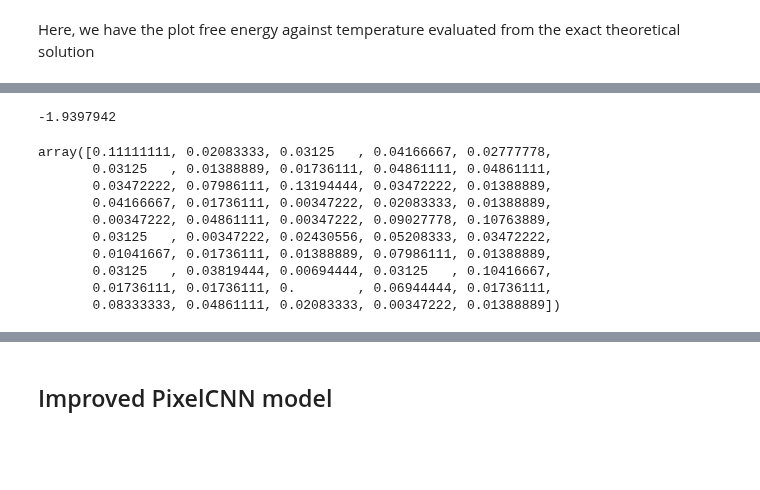
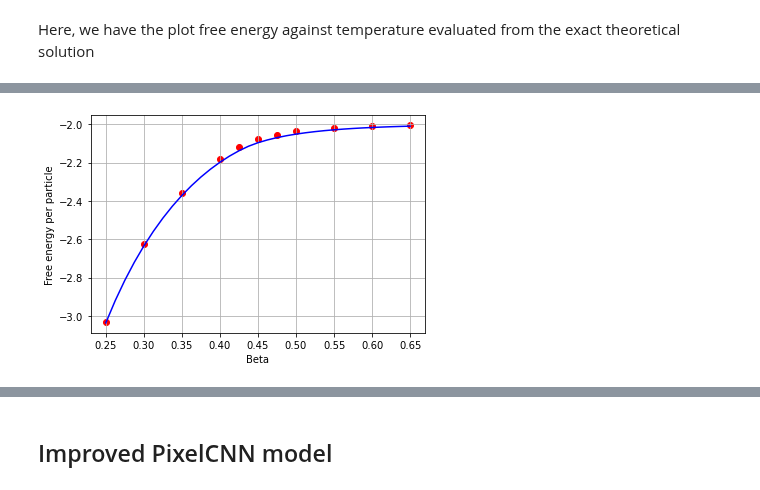
Before and after one commit to dinesh110598/ising-autoregressive, a Jupyter notebook: main.ipynb, the cells around one changed output, grey strips where cells are left out. Drawn from its saved outputs; the diff is of its cells as text; code cells hidden in the pictures; blank space fills up the shorter version.

```diff
--- a/main.ipynb
+++ b/main.ipynb
@@ -134,17 +107,28 @@ free_energy = ((log_prob/beta) + energy)/(model.L**2)
-# %%
-np.mean(free_energy)
-# %% [output]
--1.9397942
-# %%
-np.abs(np.mean(sample, axis=(1,2,3)))
-# %% [output]
-array([0.11111111, 0.02083333, 0.03125   , 0.04166667, 0.02777778,
-       0.03125   , 0.01388889, 0.01736111, 0.04861111, 0.04861111,
-       0.03472222, 0.07986111, 0.13194444, 0.03472222, 0.01388889,
-       0.04166667, 0.01736111, 0.00347222, 0.02083333, 0.01388889,
-       0.00347222, 0.04861111, 0.00347222, 0.09027778, 0.10763889,
-       0.03125   , 0.00347222, 0.02430556, 0.05208333, 0.03472222,
-       0.01041667, 0.01736111, 0.01388889, 0.07986111, 0.01388889,
-       0.03125   , 0.03819444, 0.00694444, 0.03125   , 0.10416667,
-       0.01736111, 0.01736111, 0.        , 0.06944444, 0.01736111,
-       0.08333333, 0.04861111, 0.02083333, 0.00347222, 0.01388889])
+# %%
+model = trainer.model
+betas = [0.25,0.3,0.35,0.4,0.425,0.45,
+        0.475,0.5,0.55,0.6,0.65]
+sample = []
+log_prob = []
+energy = []
+free_energy = []
+
+for beta in betas:
+    model.load_weights('PCNN_Weights/b_'+str(beta))
+    sample.append(model.sample(100))
+    log_prob.append(model.log_prob(sample[-1]))
+    energy.append(ising.energy(sample[-1], pbc=True))
+    free_energy.append(np.mean(((log_prob[-1]/beta)+energy[-1])/(model.L**2)))
+# %%
+beta = np.arange(0.25, 0.65001, 0.0125)
+integral = integrator(beta)
+F = -np.reciprocal(beta)*(math.log(2)/2 + integral*(1./(2*math.pi)))
+# %%
+plt.plot(beta, F, color='blue')
+plt.scatter(betas, free_energy, color='red')
+plt.xlabel('Beta')
+plt.ylabel('Free energy per particle')
+plt.grid()
+plt.show()
+# %% [output]
+[figure, added]
```
Also changed, not shown: parts of 14 cells of this notebook, 22 other files.
